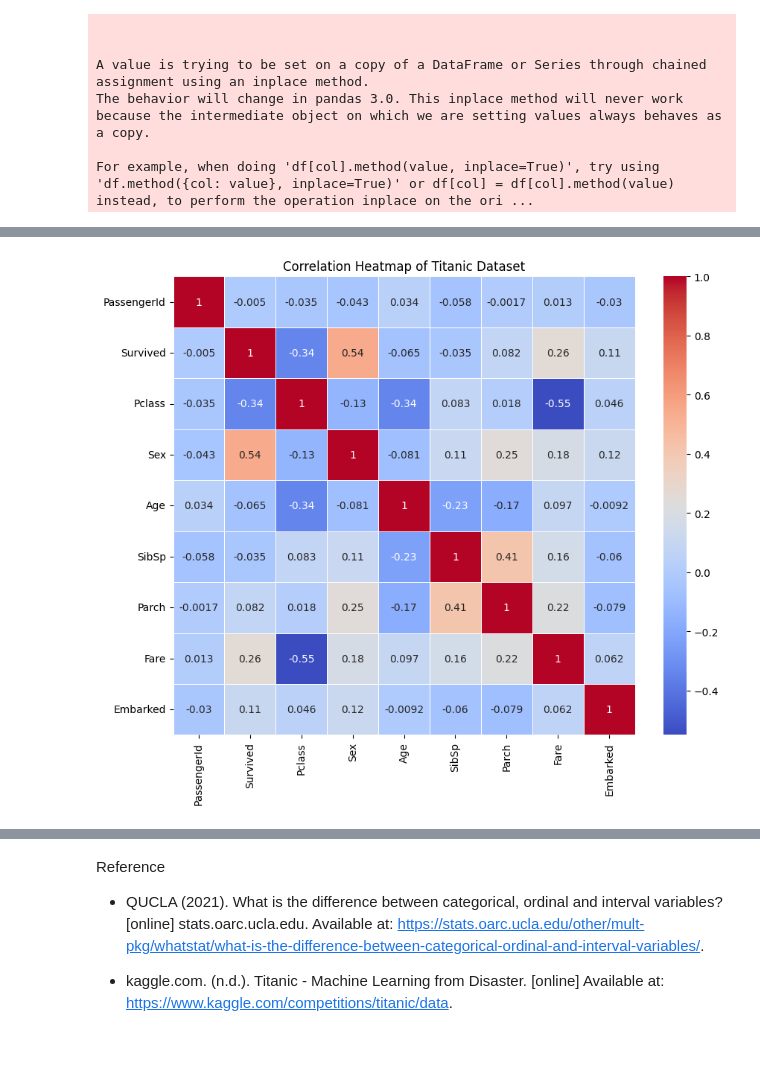
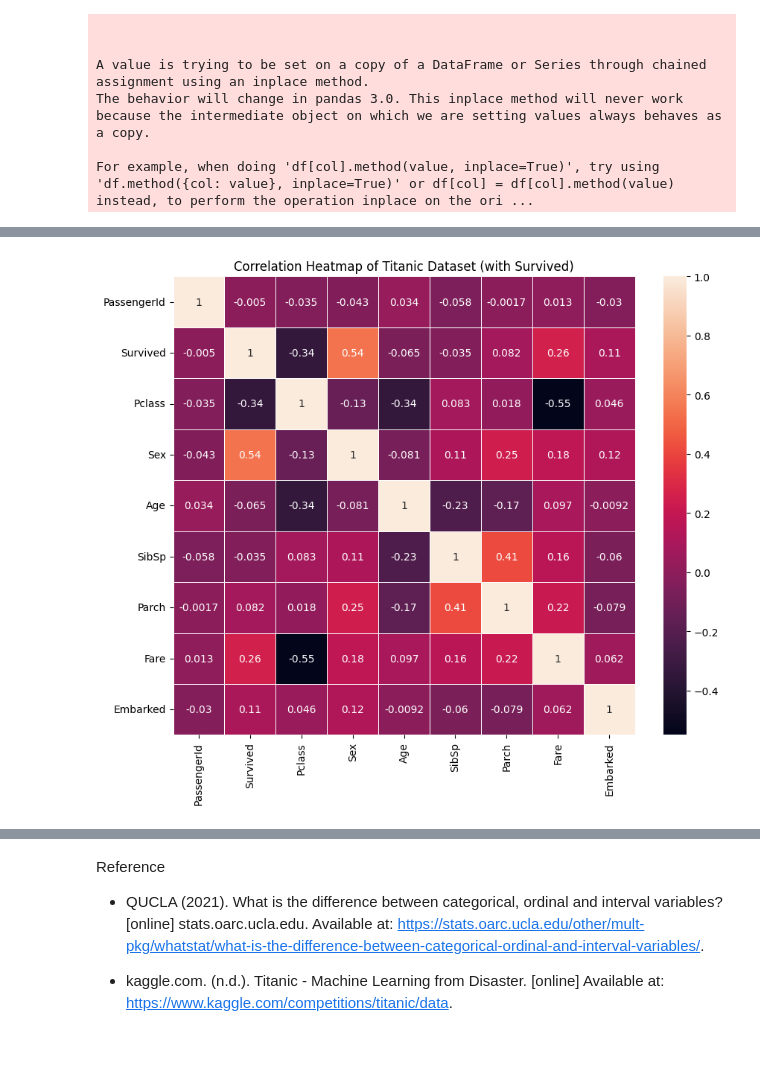
Before and after one commit to SalAbdiaziz01/Exploratory-Data-Analysis-Titanic, a Jupyter notebook: Exploratory Data Analysis.ipynb, the cells around one changed output, grey strips where cells are left out. Cells and saved outputs as stored; diff of their text form; code cells hidden in the pictures.

```diff
--- a/Exploratory Data Analysis.ipynb
+++ b/Exploratory Data Analysis.ipynb
@@ -619,21 +630,21 @@ For example, when doing 'df[col].method(value, inplace=True)', try using 'df.met
 # %%
-# Convert categorical variables to numerical as you can't have strings in the heatmap in seaborn
+#Convert categorical variable to values as the heatmap in can't take strings
 df_titanic['Sex'] = df_titanic['Sex'].map({
     'male':0,
     'female':1
 })
 
 df_titanic['Embarked'] = df_titanic['Embarked'].map({
     'S':0,
     'C':1,
     'Q':2
 })
 
 
-# Create a heatmap to visualize correlations
+# Create a heatmap to visualize correlations with 'Survived'
 plt.figure(figsize=(10, 8))
-sns.heatmap(df_titanic.corr(), annot=True, cmap='coolwarm', linewidths=0.5)
-plt.title('Correlation Heatmap of Titanic Dataset')
+sns.heatmap(df_titanic.corr(), annot=True, cmap='rocket', linewidths=0.5)
+plt.title('Correlation Heatmap of Titanic Dataset (with Survived)')
 plt.show()
 # %% [output]
-[figure, old version]
+[figure, new version]
```
Also changed, not shown: parts of 13 cells of this notebook.
